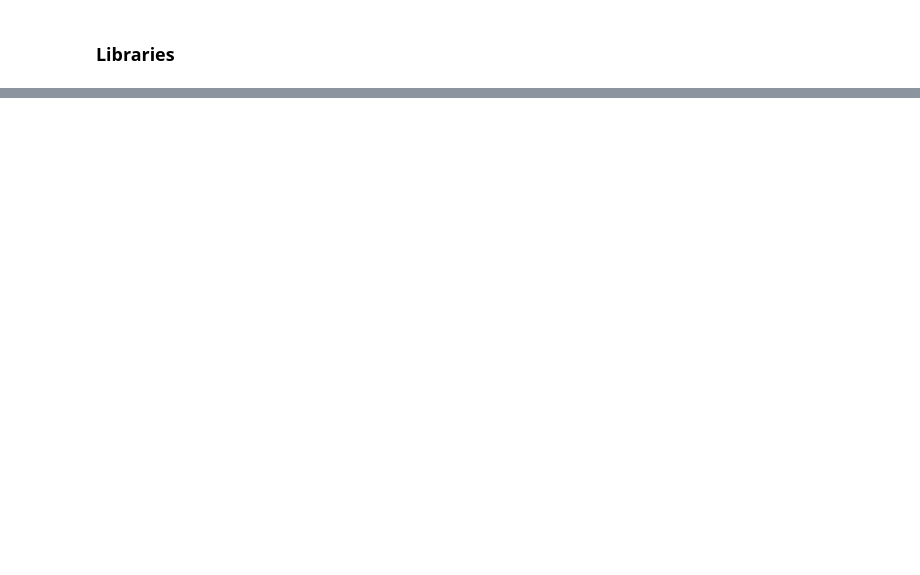
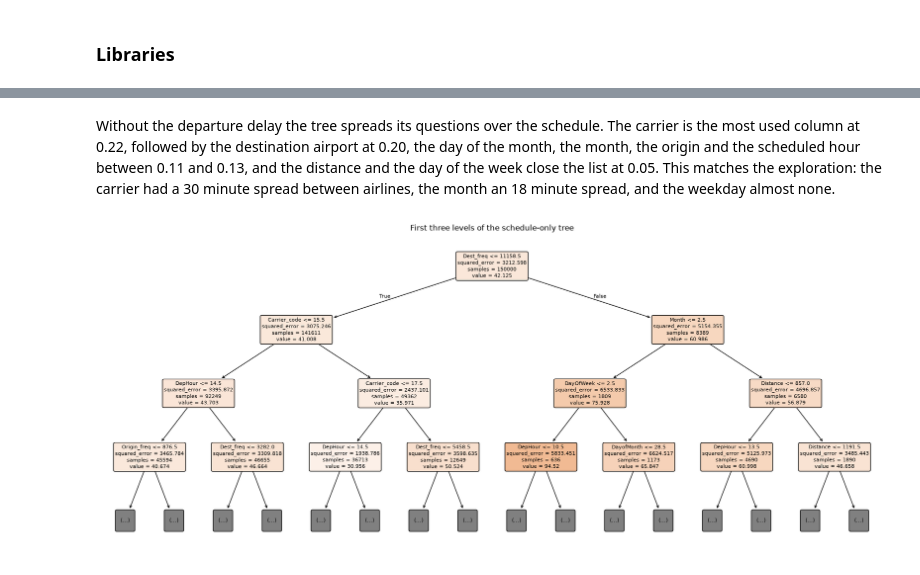
Before and after one commit to Jonathansl17/jarvis, a Jupyter notebook: flight_delay_regression/flight_delay_regression.ipynb, the cells around one changed output, grey strips where cells are left out. Cells and saved outputs as stored; diff of their text form; code cells hidden in the pictures; blank space fills up the shorter version.

```diff
--- a/flight_delay_regression/flight_delay_regression.ipynb
+++ b/flight_delay_regression/flight_delay_regression.ipynb
@@ -119,0 +338,23 @@ To be developed.
+# %%
+# Choose the depth by 3-fold cross-validation on the training flights. Each fold
+# fits the tree on two thirds and scores it on the remaining third
+DEPTHS = list(range(3, 16))
+MIN_LEAF = 50
+folds = KFold(n_splits=3, shuffle=True, random_state=RANDOM_STATE)
+cv_scores = {}
+for depth in DEPTHS:
+    tree = DecisionTreeRegressor(max_depth=depth, min_samples_leaf=MIN_LEAF, random_state=RANDOM_STATE)
+    cv_scores[depth] = cross_val_score(tree, flights_train[SCHEDULE_FEATURES], flights_train[TARGET],
+                                       cv=folds, scoring='r2').mean()
+cv_scores = pd.Series(cv_scores)
+BEST_DEPTH = int(cv_scores.idxmax())
+print(cv_scores.round(4))
+print("Best depth:", BEST_DEPTH)
+
+plt.figure(figsize=(7, 4))
+plt.plot(cv_scores.index, cv_scores.values, marker='o')
+plt.axvline(BEST_DEPTH, color='red', linestyle='--', linewidth=1)
+plt.xlabel('Maximum depth of the tree')
+plt.ylabel('Cross-validated R2')
+plt.title('Choosing the depth of the schedule-only tree')
+plt.show()
@@ -119,0 +380,12 @@ To be developed.
+# %%
+model_schedule = DecisionTreeRegressor(max_depth=BEST_DEPTH, min_samples_leaf=MIN_LEAF, random_state=RANDOM_STATE)
+model_schedule.fit(flights_train[SCHEDULE_FEATURES], flights_train[TARGET])
+
+importance_schedule = pd.Series(model_schedule.feature_importances_, index=SCHEDULE_FEATURES).sort_values(ascending=False)
+print(importance_schedule.round(3))
+
+plt.figure(figsize=(8, 4))
+plt.barh(importance_schedule.index[::-1], importance_schedule.values[::-1], color='#4c72b0')
+plt.xlabel('Share of the error reduction')
+plt.title('Importance of each schedule column')
+plt.show()
@@ -119,0 +403,10 @@ To be developed.
+# %% [markdown]
+Without the departure delay the tree spreads its questions over the schedule. The carrier is the most used column at 0.22, followed by the destination airport at 0.20, the day of the month, the month, the origin and the scheduled hour between 0.11 and 0.13, and the distance and the day of the week close the list at 0.05. This matches the exploration: the carrier had a 30 minute spread between airlines, the month an 18 minute spread, and the weekday almost none.
+# %%
+# The first three levels of the tree, drawn
+plt.figure(figsize=(22, 9))
+plot_tree(model_schedule, max_depth=3, feature_names=SCHEDULE_FEATURES, filled=True, fontsize=8, rounded=True)
+plt.title('First three levels of the schedule-only tree')
+plt.show()
+# %% [output]
+[figure, added]
```
Also changed, not shown: parts of 57 cells of this notebook, 1 other file.
